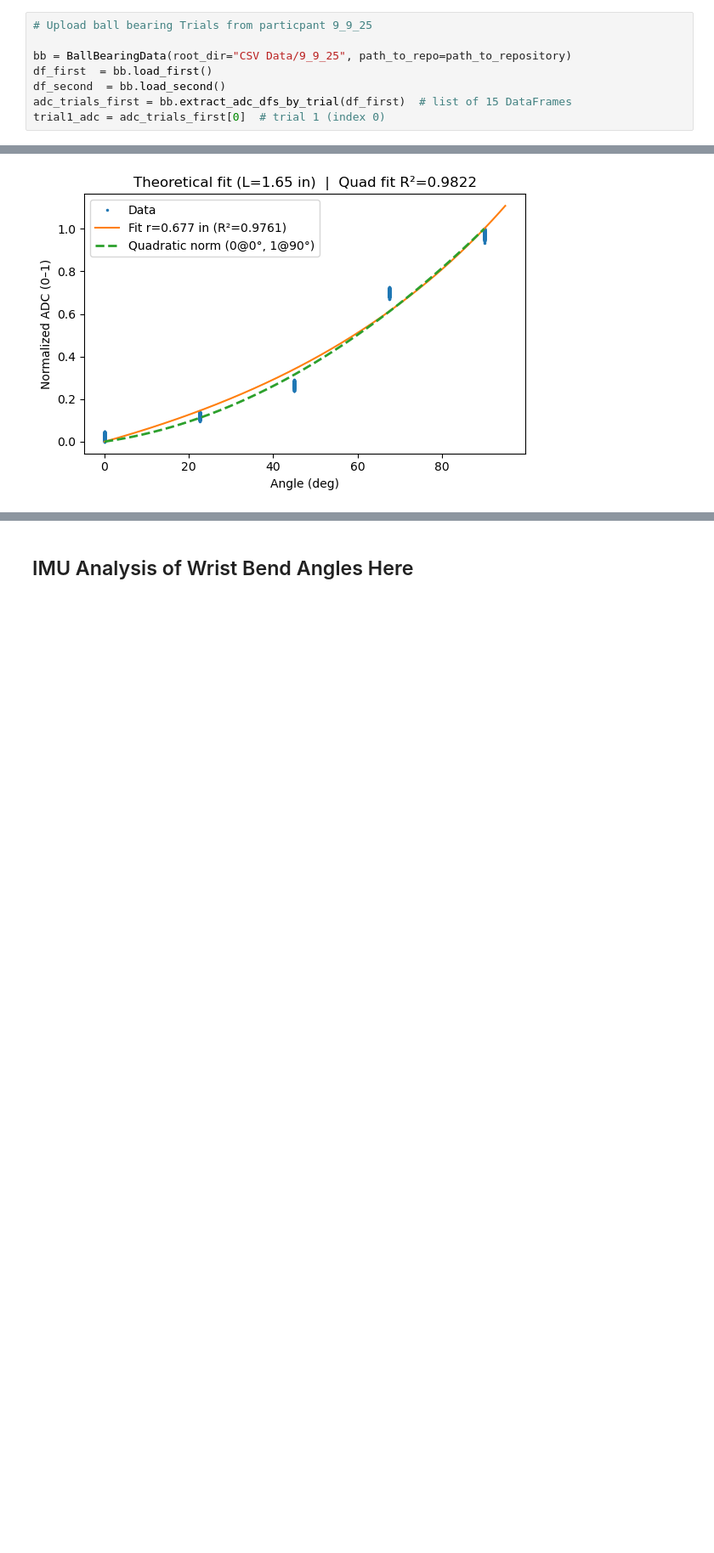
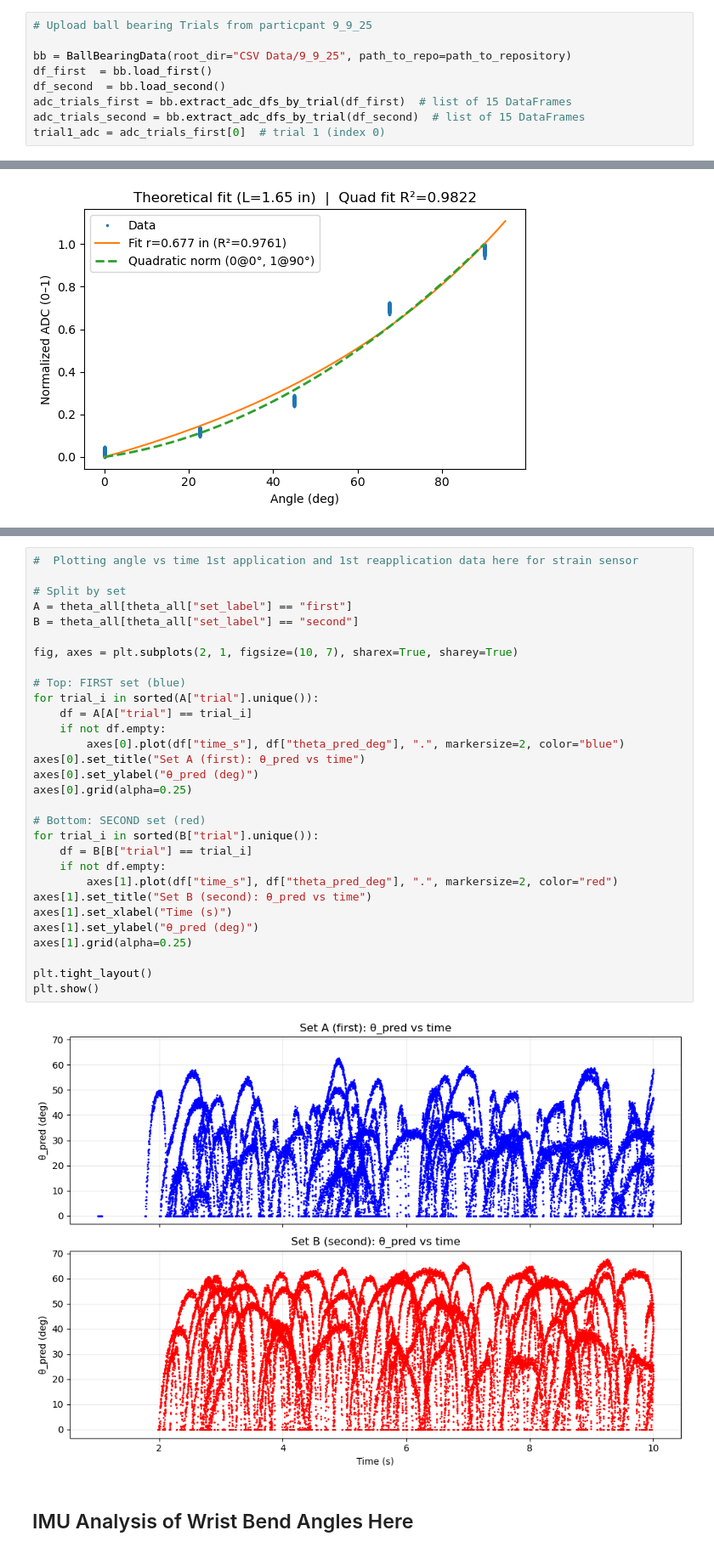
Before and after one commit to neuralengatberkeley/Strain-Sensor-, a Jupyter notebook: Code/analysis/Tom marble.ipynb, the cells around one changed output, grey strips where cells are left out. Shown at 85% size. Saved outputs shown, nothing was run; the diff lists cells and outputs as text; blank space fills up the shorter version.

```diff
--- a/Code/analysis/Tom marble.ipynb
+++ b/Code/analysis/Tom marble.ipynb
@@ -22,6 +19,7 @@ bb = BallBearingData(root_dir="CSV Data/9_9_25", path_to_repo=path_to_repository
 df_first  = bb.load_first()
 df_second  = bb.load_second()
 adc_trials_first = bb.extract_adc_dfs_by_trial(df_first)  # list of 15 DataFrames
+adc_trials_second = bb.extract_adc_dfs_by_trial(df_second)  # list of 15 DataFrames
 trial1_adc = adc_trials_first[0]  # trial 1 (index 0)
 # %% [output]
 Found 34 *_B folders total.
@@ -430,3 +407,35 @@ plt.show()
+# %%
+#  Plotting angle vs time 1st application and 1st reapplication data here for strain sensor
+
+# Split by set
+A = theta_all[theta_all["set_label"] == "first"]
+B = theta_all[theta_all["set_label"] == "second"]
+
+fig, axes = plt.subplots(2, 1, figsize=(10, 7), sharex=True, sharey=True)
+
+# Top: FIRST set (blue)
+for trial_i in sorted(A["trial"].unique()):
+    df = A[A["trial"] == trial_i]
+    if not df.empty:
+        axes[0].plot(df["time_s"], df["theta_pred_deg"], ".", markersize=2, color="blue")
+axes[0].set_title("Set A (first): θ_pred vs time")
+axes[0].set_ylabel("θ_pred (deg)")
+axes[0].grid(alpha=0.25)
+
+# Bottom: SECOND set (red)
+for trial_i in sorted(B["trial"].unique()):
+    df = B[B["trial"] == trial_i]
+    if not df.empty:
+        axes[1].plot(df["time_s"], df["theta_pred_deg"], ".", markersize=2, color="red")
+axes[1].set_title("Set B (second): θ_pred vs time")
+axes[1].set_xlabel("Time (s)")
+axes[1].set_ylabel("θ_pred (deg)")
+axes[1].grid(alpha=0.25)
+
+plt.tight_layout()
+plt.show()
+# %% [output]
+[figure, added]
 # %% [markdown]
 ## IMU Analysis of Wrist Bend Angles Here
 # %%
```
Also changed, not shown: parts of 5 cells of this notebook, 2 other files.
